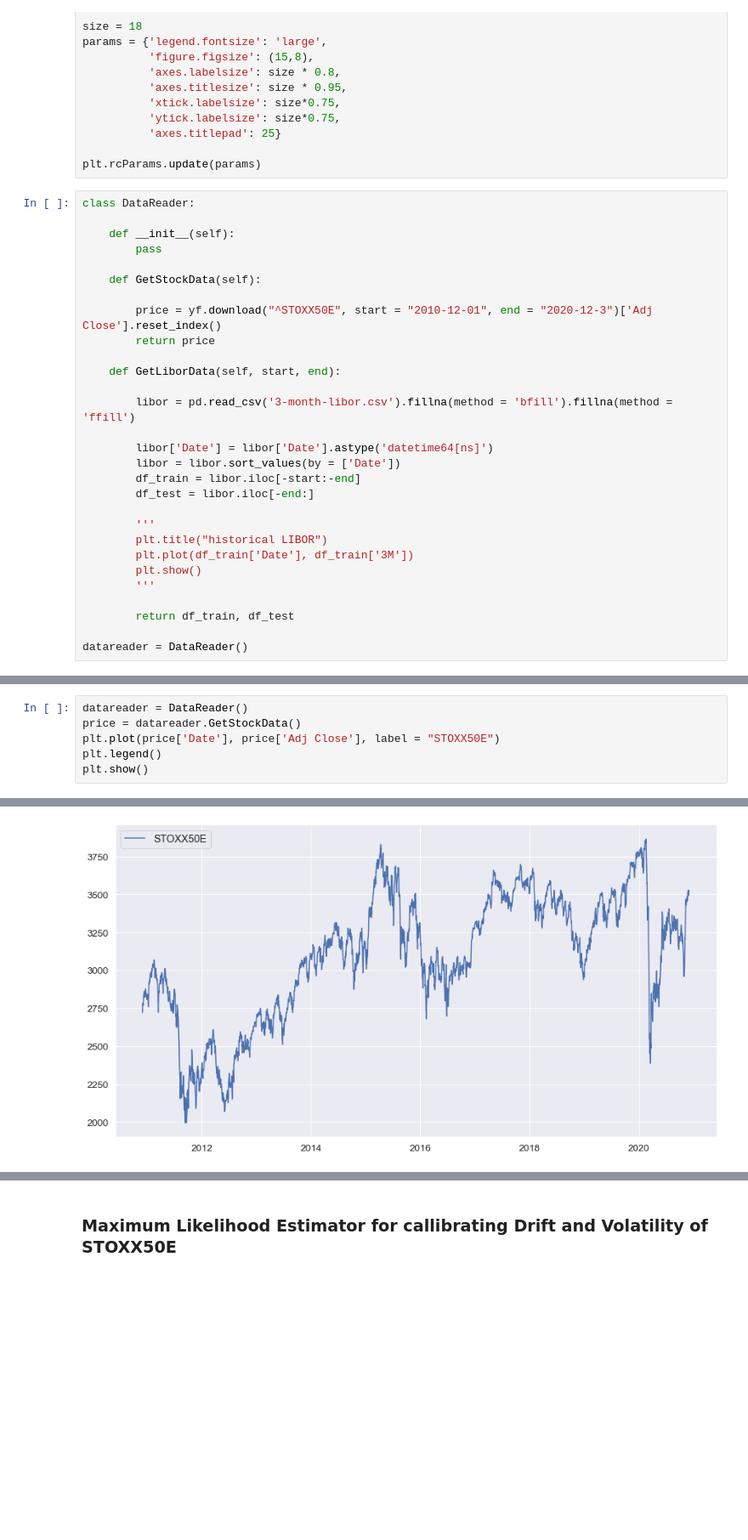
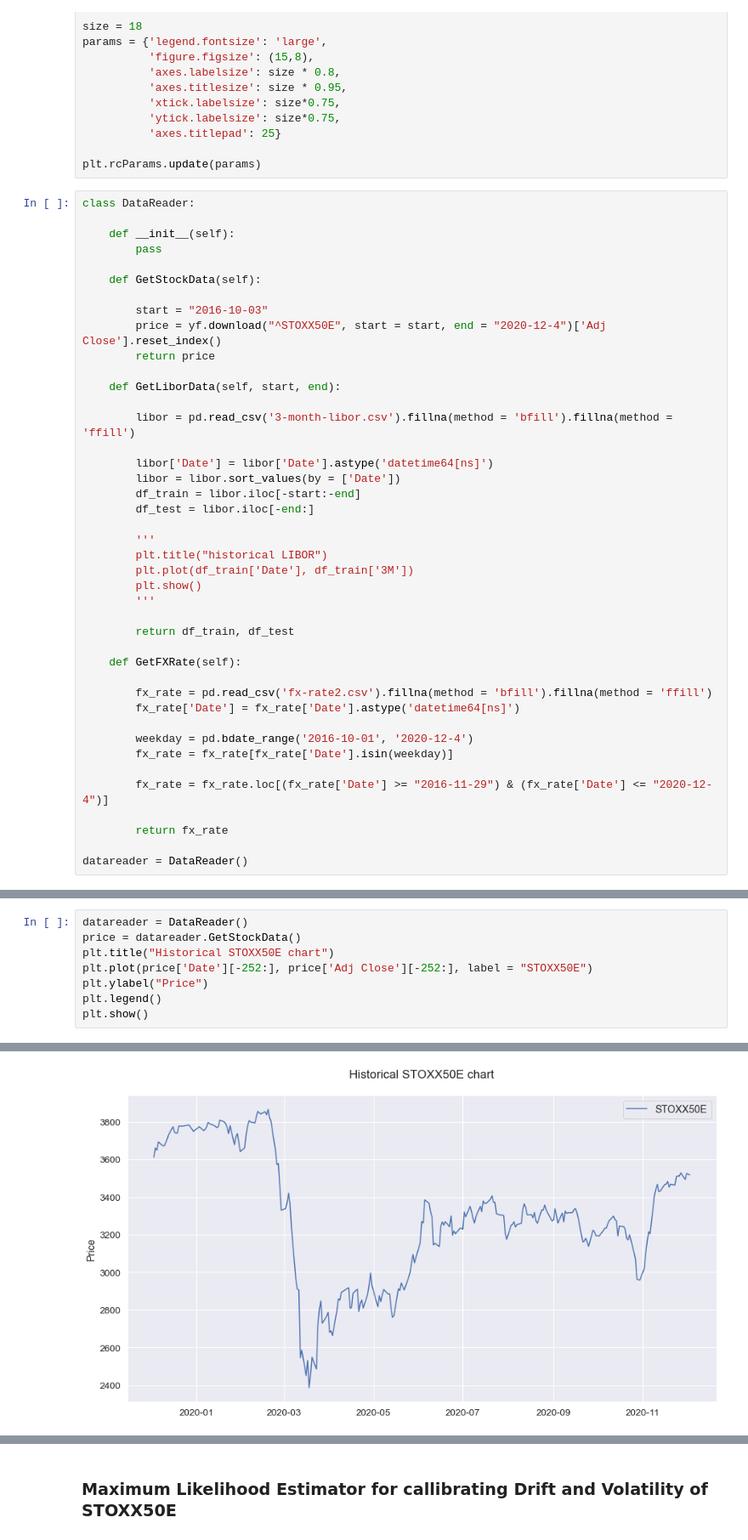
Before and after one commit to abhishekprog0/StructuredPricingEngine, a Jupyter notebook: Structured & Hybrid Project 2020.ipynb, the cells around one changed output, grey strips where cells are left out. Shown at 85% size. Drawn from its saved outputs; the diff is of its cells as text; blank space fills up the shorter version.

Commit message:
Final Code & FX Rate data upload.

```diff
--- a/Structured & Hybrid Project 2020.ipynb
+++ b/Structured & Hybrid Project 2020.ipynb
@@ -48,7 +48,8 @@ class DataReader:
 
     def GetStockData(self):
 
-        price = yf.download("^STOXX50E", start = "2010-12-01", end = "2020-12-3")['Adj Close'].reset_index()
+        start = "2016-10-03"
+        price = yf.download("^STOXX50E", start = start, end = "2020-12-4")['Adj Close'].reset_index()
         return price
 
     def GetLiborData(self, start, end):
@@ -68,6 +69,18 @@ class DataReader:
 
         return df_train, df_test
 
+    def GetFXRate(self):
+
+        fx_rate = pd.read_csv('fx-rate2.csv').fillna(method = 'bfill').fillna(method = 'ffill')
+        fx_rate['Date'] = fx_rate['Date'].astype('datetime64[ns]')
+
+        weekday = pd.bdate_range('2016-10-01', '2020-12-4')
+        fx_rate = fx_rate[fx_rate['Date'].isin(weekday)]
+
+        fx_rate = fx_rate.loc[(fx_rate['Date'] >= "2016-11-29") & (fx_rate['Date'] <= "2020-12-4")]
+
+        return fx_rate
+
 datareader = DataReader()
 # %%
 class Models():
@@ -258,9 +283,11 @@ model = Models()
 # %%
 datareader = DataReader()
 price = datareader.GetStockData()
-plt.plot(price['Date'], price['Adj Close'], label = "STOXX50E")
+plt.title("Historical STOXX50E chart")
+plt.plot(price['Date'][-252:], price['Adj Close'][-252:], label = "STOXX50E")
+plt.ylabel("Price")
 plt.legend()
 plt.show()
 # %% [output]
 [*********************100%***********************]  1 of 1 completed
-[figure, old version]
+[figure, new version]
```
Also changed, not shown: parts of 12 cells of this notebook, 1 other file.
